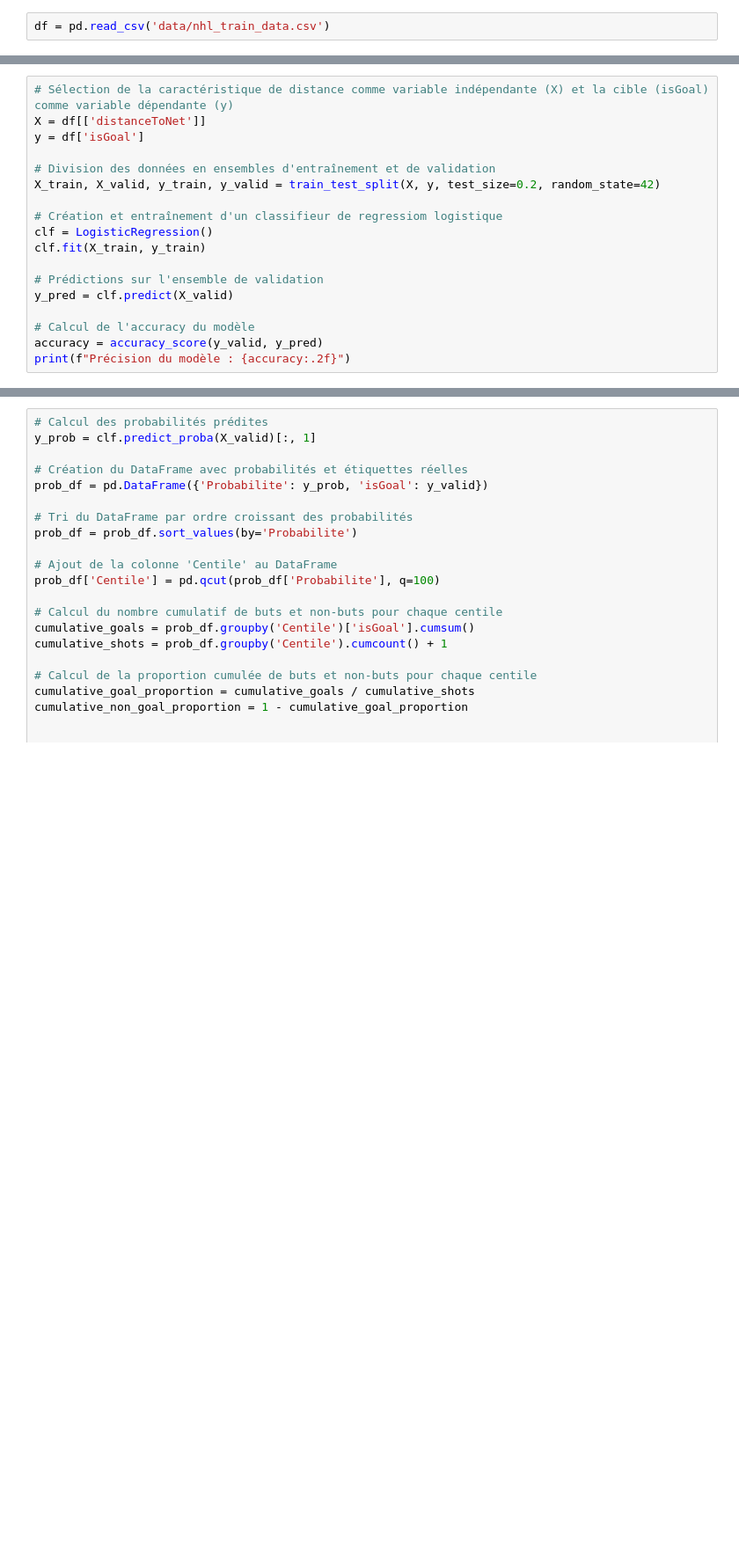
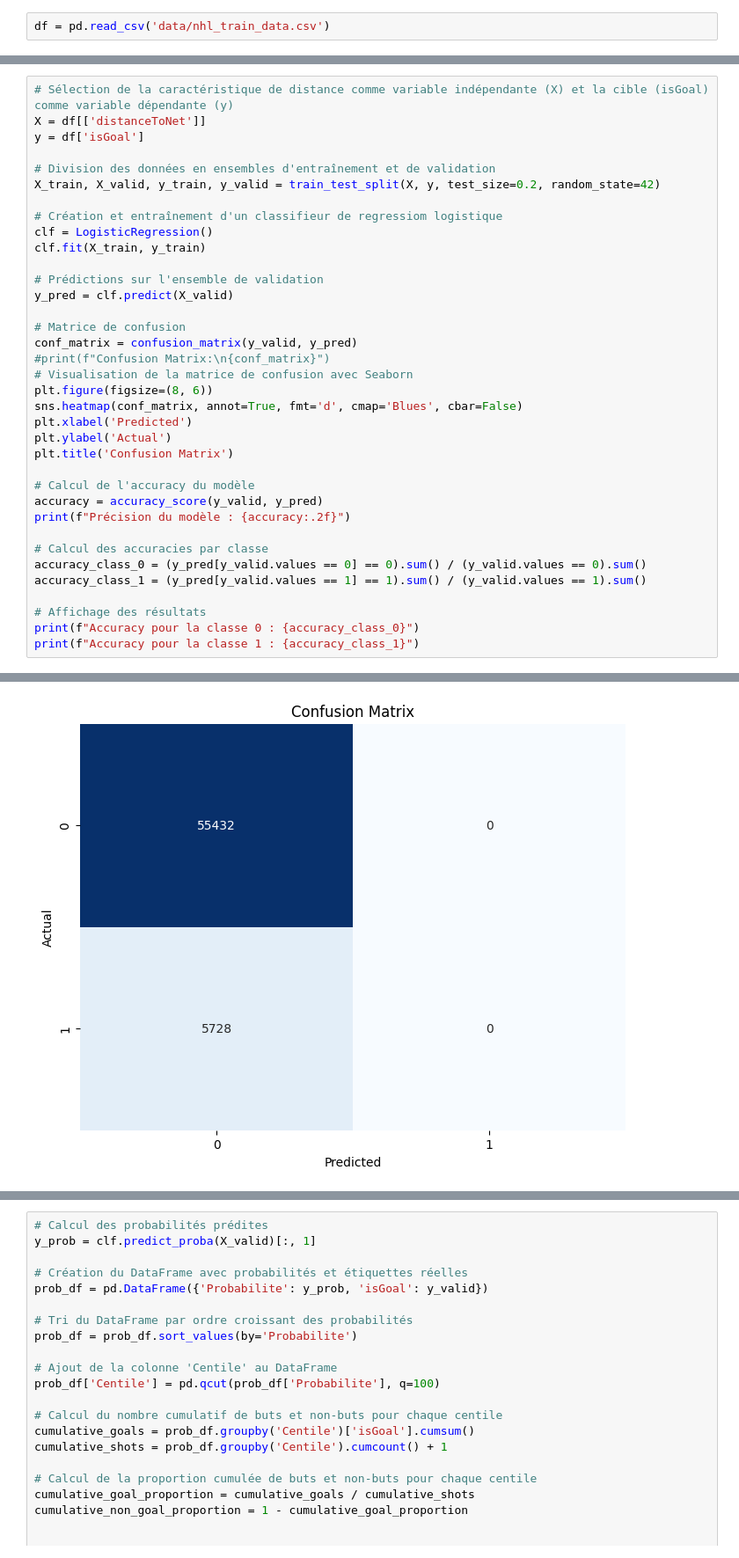
Before and after one commit to Alexia57/A02-projet, a Jupyter notebook: notebooks/Milestone2.ipynb, the cells around one changed output, grey strips where cells are left out. Shown at 88% size. Cells and saved outputs as stored; diff of their text form; blank space fills up the shorter version.

```diff
--- a/notebooks/Milestone2.ipynb
+++ b/notebooks/Milestone2.ipynb
@@ -307,8 +197,26 @@ clf.fit(X_train, y_train)
 # Prédictions sur l'ensemble de validation
 y_pred = clf.predict(X_valid)
 
+# Matrice de confusion
+conf_matrix = confusion_matrix(y_valid, y_pred)
+#print(f"Confusion Matrix:\n{conf_matrix}")
+# Visualisation de la matrice de confusion avec Seaborn
+plt.figure(figsize=(8, 6))
+sns.heatmap(conf_matrix, annot=True, fmt='d', cmap='Blues', cbar=False)
+plt.xlabel('Predicted')
+plt.ylabel('Actual')
+plt.title('Confusion Matrix')
+
 # Calcul de l'accuracy du modèle
 accuracy = accuracy_score(y_valid, y_pred)
 print(f"Précision du modèle : {accuracy:.2f}")
+
+# Calcul des accuracies par classe
+accuracy_class_0 = (y_pred[y_valid.values == 0] == 0).sum() / (y_valid.values == 0).sum()
+accuracy_class_1 = (y_pred[y_valid.values == 1] == 1).sum() / (y_valid.values == 1).sum()
+
+# Affichage des résultats
+print(f"Accuracy pour la classe 0 : {accuracy_class_0}")
+print(f"Accuracy pour la classe 1 : {accuracy_class_1}")
 # %% [output]
 Précision du modèle : 0.91
@@ -314,0 +225 @@ Précision du modèle : 0.91
+[figure, added]
```
Also changed, not shown: parts of 31 cells of this notebook, 1 other file.
